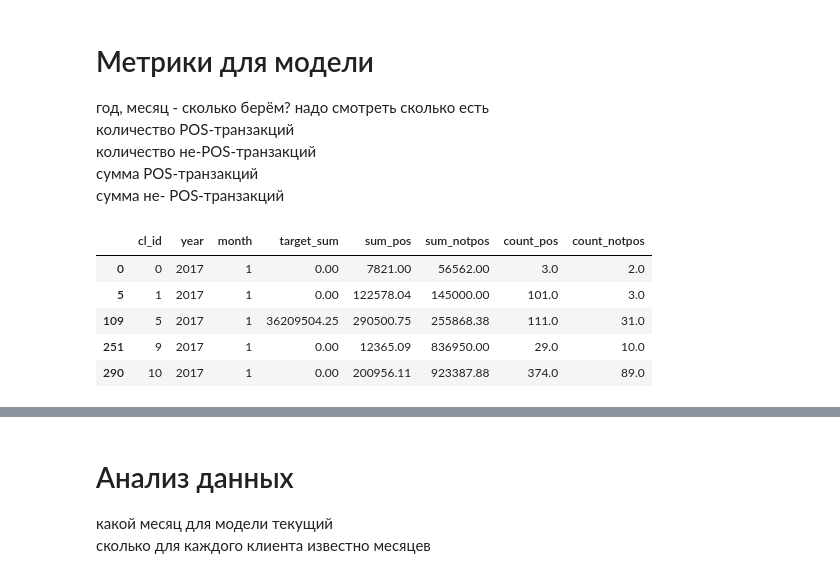
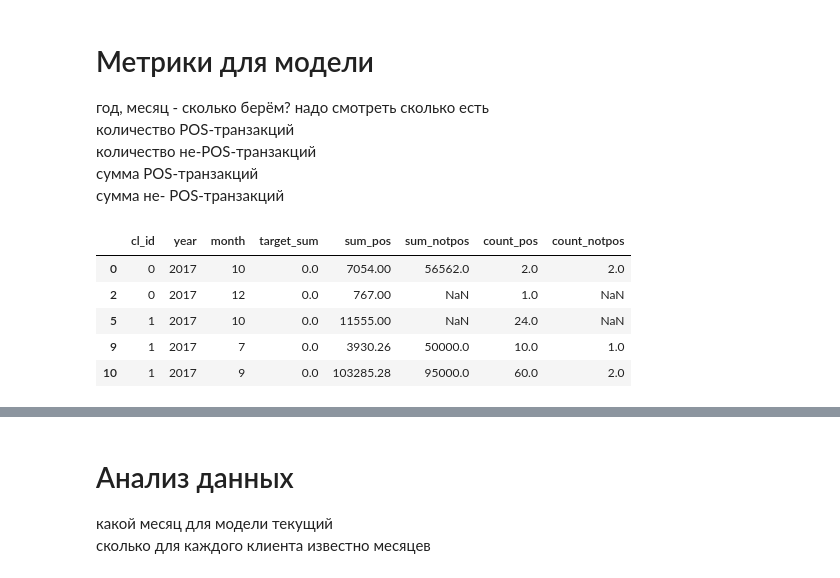
Before and after one commit to Hitriihoma/Machine-learning-course-task, a Jupyter notebook: Zubarev ML.ipynb, the cells around one changed output, grey strips where cells are left out. Drawn from its saved outputs; the diff is of its cells as text; code cells hidden in the pictures.

```diff
--- a/Zubarev ML.ipynb
+++ b/Zubarev ML.ipynb
@@ -16,7 +19,7 @@ ColumnName - name of transforming column
 '''
 def MakeDateYearMonth(InsertDataFrame, ColumnName):
     df = InsertDataFrame.copy()
-    df[ColumnName] = pd.to_datetime(df[ColumnName])
+    df[ColumnName] = pd.to_datetime(df[ColumnName], dayfirst=True)
     df['year'] = df[ColumnName].dt.year
     df['month'] = df[ColumnName].dt.month
     return df
@@ -61,8 +64,11 @@ def DfLeftJoinSer(InsertDataFrame, SeriesList, OnJoin):
 url_train = 'https://raw.githubusercontent.com/Hitriihoma/Machine-learning-course-task/master/train.csv'
 url_test = 'https://raw.githubusercontent.com/Hitriihoma/Machine-learning-course-task/master/test.csv'
 
-train = pd.read_csv(url_train)
-test = pd.read_csv(url_test)
+#train = pd.read_csv(url_train)
+#test = pd.read_csv(url_test)
+
+train = pd.read_csv(r'C:/Course/xsolla/Git/Machine-learning-course-task/train.csv')
+test = pd.read_csv(r'C:/Course\xsolla/Git/Machine-learning-course-task/test.csv')
 # %%
 train2 = train.copy()
 # %%
@@ -102,36 +110,33 @@ memory usage: 33.7+ MB
 # %%
 # Входные сырые данные + колонки
 train = MakeDateYearMonth(train, 'PERIOD')
 group_list = ['cl_id', 'year', 'month']
-ser_ts_sum = groupbysum(train[train['trx_category'] == 'POS'][['cl_id', 'target_sum', 'year', 'month']],
-                       group_list,
-                       'target_sum',
-                       'target_sum')
+ser_ts_sum = train[train[['cl_id', 'target_sum', 'year', 'month']].groupby(by=['cl_id', 'year', 'month']).first().astype('float64')
 ser_pos_amount_sum = groupbysum(train[train['trx_category'] == 'POS'][['cl_id', 'amount', 'year', 'month']],
                        group_list,
                        'amount',
                        'sum_pos')
 ser_notpos_amount_sum = groupbysum(train[train['trx_category'] != 'POS'][['cl_id', 'amount', 'year', 'month']],
                        group_list,
                        'amount',
                        'sum_notpos')
 ser_pos_count = groupbycount(train[train['trx_category'] == 'POS'][['cl_id', 'target_sum', 'year', 'month']],
                        group_list,
                        'target_sum',
                        'count_pos')
 ser_notpos_count = groupbycount(train[train['trx_category'] != 'POS'][['cl_id', 'target_sum', 'year', 'month']],
                        group_list,
                        'target_sum',
                        'count_notpos')
 
 train = DfLeftJoinSer(train.drop(axis=1, labels=['PERIOD','MCC', 'channel_type', 'currency', 'TRDATETIME', 'amount', 'trx_category', 'target_sum']).drop_duplicates(),
                       [ser_ts_sum, ser_pos_amount_sum, ser_notpos_amount_sum, ser_pos_count, ser_notpos_count],
                       ['cl_id', 'year', 'month'])
 train.head()
 # %% [output]
 |  | cl_id | year | month | target_sum | sum_pos | sum_notpos | count_pos | count_notpos |
-| 0 | 0 | 2017 | 1 | 0.00 | 7821.00 | 56562.00 | 3.0 | 2.0 |
-| 5 | 1 | 2017 | 1 | 0.00 | 122578.04 | 145000.00 | 101.0 | 3.0 |
-| 109 | 5 | 2017 | 1 | 36209504.25 | 290500.75 | 255868.38 | 111.0 | 31.0 |
-| 251 | 9 | 2017 | 1 | 0.00 | 12365.09 | 836950.00 | 29.0 | 10.0 |
-| 290 | 10 | 2017 | 1 | 0.00 | 200956.11 | 923387.88 | 374.0 | 89.0 |
+| 0 | 0 | 2017 | 10 | 0.0 | 7054.00 | 56562.0 | 2.0 | 2.0 |
+| 2 | 0 | 2017 | 12 | 0.0 | 767.00 | NaN | 1.0 | NaN |
+| 5 | 1 | 2017 | 10 | 0.0 | 11555.00 | NaN | 24.0 | NaN |
+| 9 | 1 | 2017 | 7 | 0.0 | 3930.26 | 50000.0 | 10.0 | 1.0 |
+| 10 | 1 | 2017 | 9 | 0.0 | 103285.28 | 95000.0 | 60.0 | 2.0 |
```
Also changed, not shown: parts of 7 cells of this notebook.
